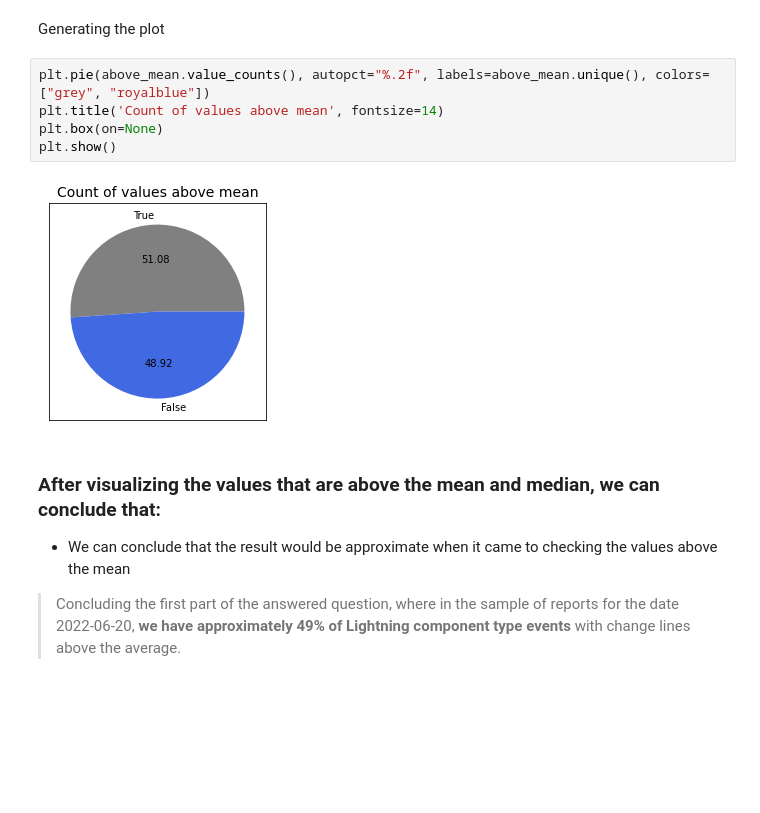
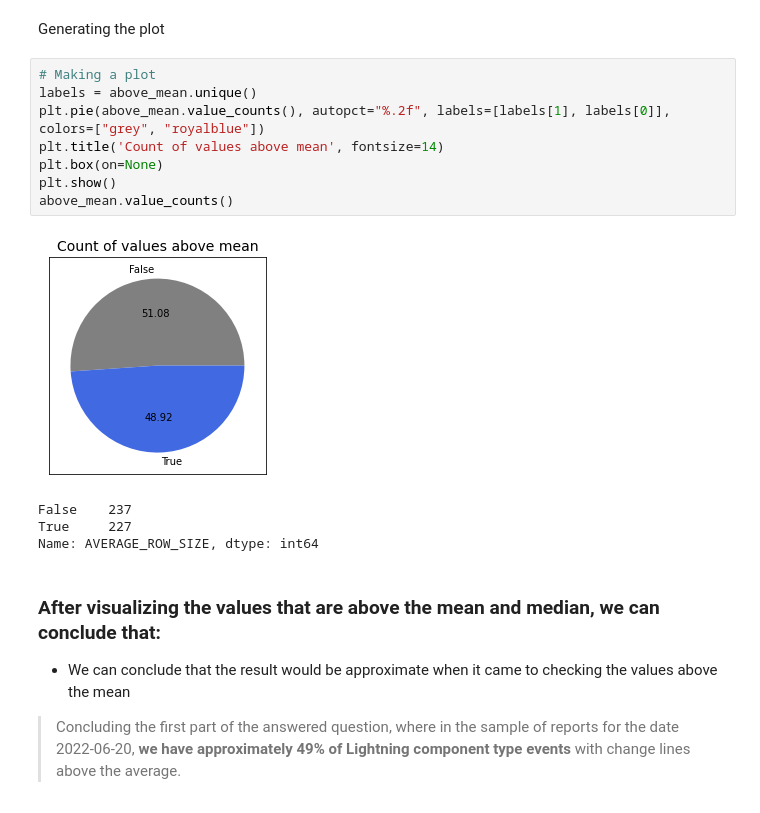
Before and after one commit to dell-splab/lightning-analysis, a Jupyter notebook: Deep analysis of AVERANGE_ROW_COUNT .ipynb, the cells around one changed output. Drawn from its saved outputs; the diff is of its cells as text; blank space fills up the shorter version.

Commit message:
fix labels plot

```diff
--- a/Deep analysis of AVERANGE_ROW_COUNT .ipynb
+++ b/Deep analysis of AVERANGE_ROW_COUNT .ipynb
@@ -138,10 +138,16 @@ above_mean = sorted_by_ARS["AVERAGE_ROW_SIZE"].apply(filter_ars_by_mean)
 # %% [markdown]
 Generating the plot
 # %%
-plt.pie(above_mean.value_counts(), autopct="%.2f", labels=above_mean.unique(), colors=["grey", "royalblue"])
+# Making a plot
+labels = above_mean.unique()
+plt.pie(above_mean.value_counts(), autopct="%.2f", labels=[labels[1], labels[0]], colors=["grey", "royalblue"])
 plt.title('Count of values above mean', fontsize=14)
 plt.box(on=None)
 plt.show()
+above_mean.value_counts()
 # %% [output]
-[figure, old version]
+[figure, new version]
+False    237
+True     227
+Name: AVERAGE_ROW_SIZE, dtype: int64
 # %% [markdown]
```
